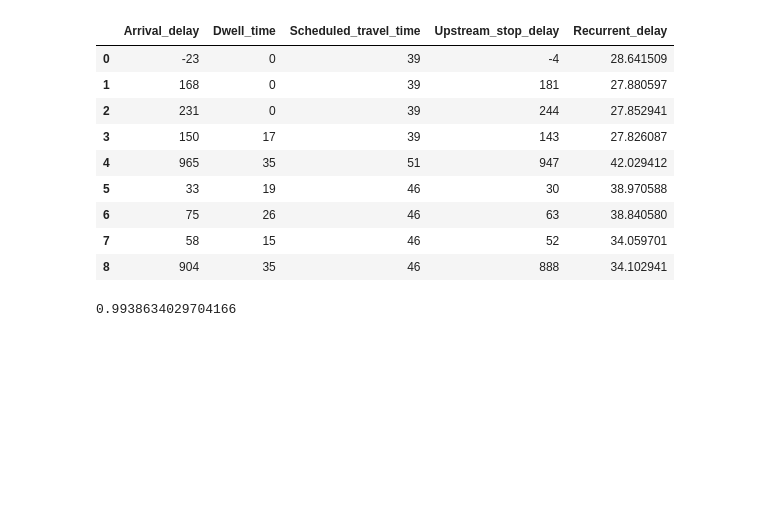
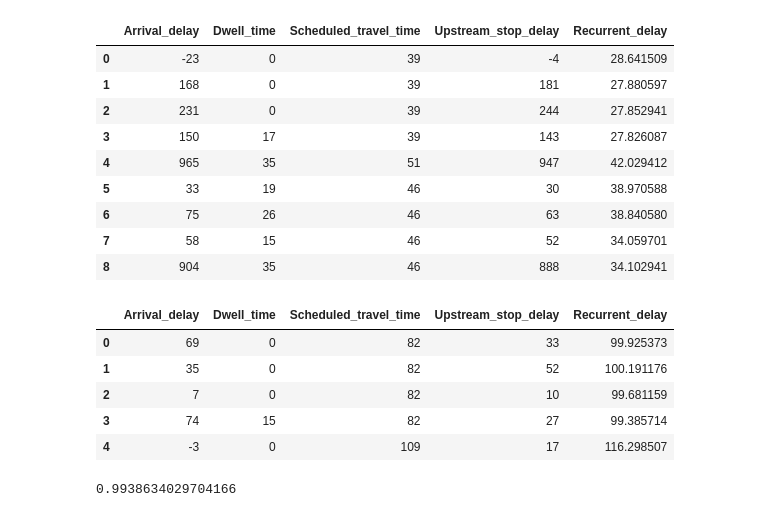
Before and after one commit to piffen236/AH2179_Module-2, a Jupyter notebook: lab1.ipynb, the cells around one changed output. Saved outputs shown, nothing was run; the diff lists cells and outputs as text; code cells hidden in the pictures; blank space fills up the shorter version.

```diff
--- a/lab1.ipynb
+++ b/lab1.ipynb
@@ -13,5 +24,6 @@ from sklearn.model_selection import train_test_split
 # %%
 df = pd.read_csv("Exercise2BusData.csv")
+df_optional = pd.read_csv("Exercise2Optional.csv")
 # %%
 df = df.drop(['Arrival_time','Stop_id','Bus_id','Line_id'], axis=1)
 df.head(9)
@@ -26,6 +38,16 @@ df.head(9)
 | 6 | 75 | 26 | 46 | 63 | 38.840580 |
 | 7 | 58 | 15 | 46 | 52 | 34.059701 |
 | 8 | 904 | 35 | 46 | 888 | 34.102941 |
+# %%
+df_optional = df_optional.drop(['Arrival_time','Stop_id','Bus_id','Line_id'], axis=1)
+df_optional.head(5)
+# %% [output]
+|  | Arrival_delay | Dwell_time | Scheduled_travel_time | Upstream_stop_delay | Recurrent_delay |
+| 0 | 69 | 0 | 82 | 33 | 99.925373 |
+| 1 | 35 | 0 | 82 | 52 | 100.191176 |
+| 2 | 7 | 0 | 82 | 10 | 99.681159 |
+| 3 | 74 | 15 | 82 | 27 | 99.385714 |
+| 4 | -3 | 0 | 109 | 17 | 116.298507 |
 # %%
 x = df.drop(['Arrival_delay'], axis=1)
 y = df['Arrival_delay']
```
Also changed, not shown: parts of 8 cells of this notebook, 1 other file.
